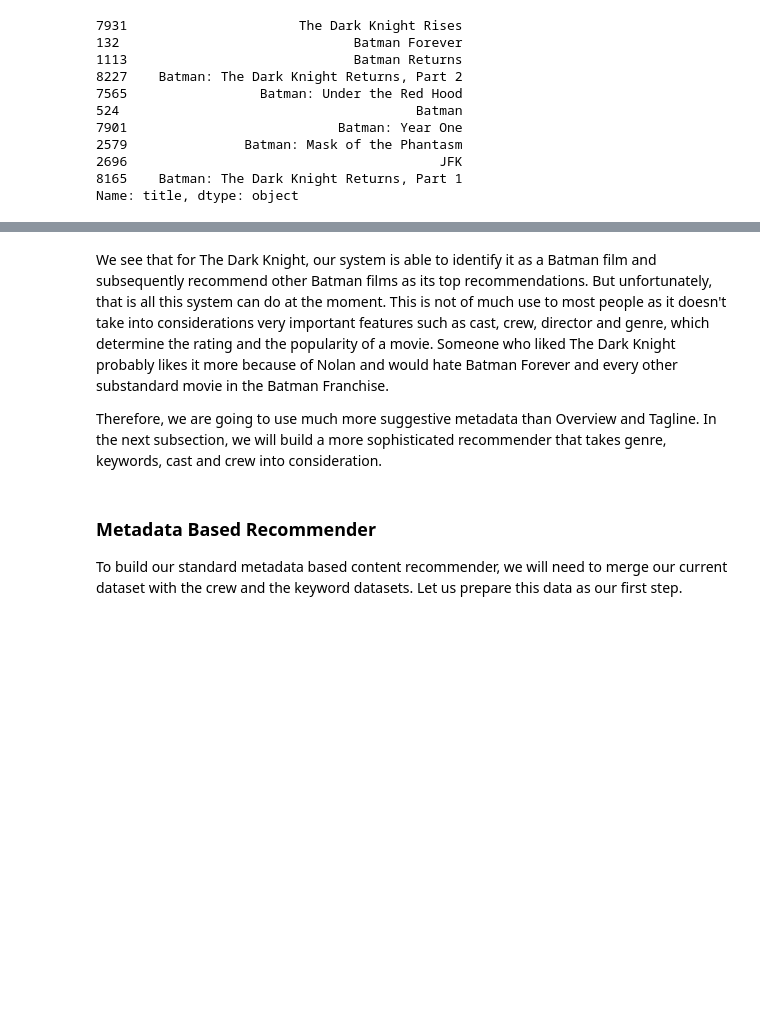
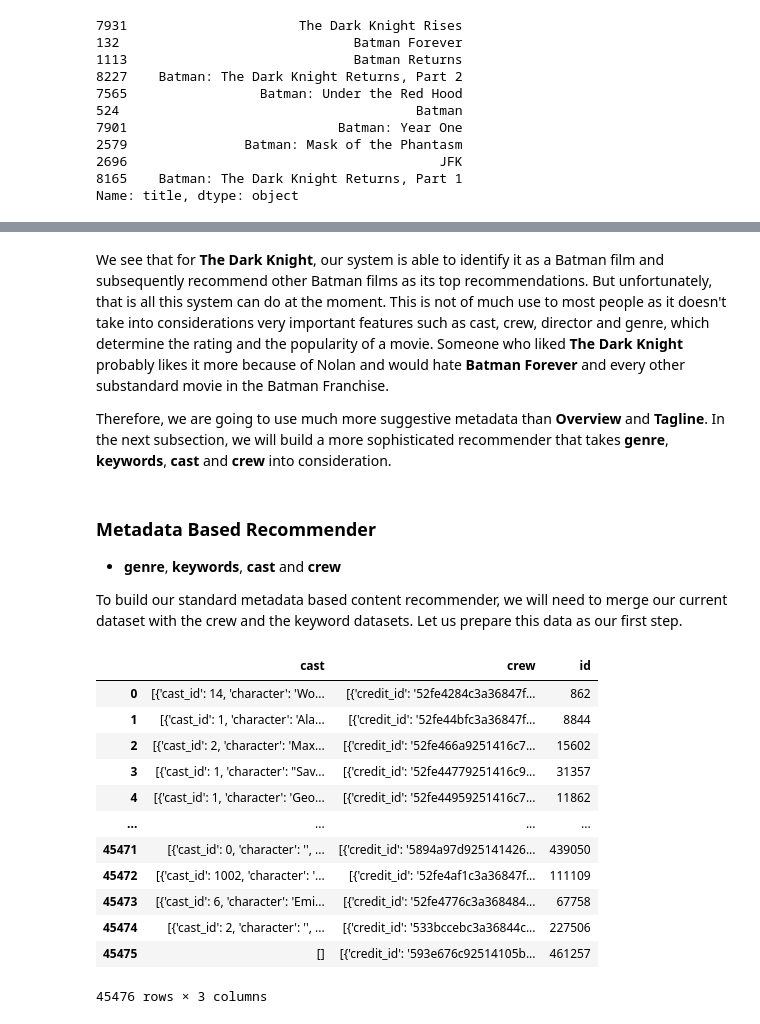
Before and after one commit to JIPiration/kaggles, a Jupyter notebook: the-movie-dataset-and-TMDB-5000-movie-dataset/movie-recommender-systems.ipynb, the cells around one changed output, grey strips where cells are left out. Cells and saved outputs as stored; diff of their text form; code cells hidden in the pictures; blank space fills up the shorter version.

Commit message:
update CBF model: metadata based recommender

```diff
--- a/the-movie-dataset-and-TMDB-5000-movie-dataset/movie-recommender-systems.ipynb
+++ b/the-movie-dataset-and-TMDB-5000-movie-dataset/movie-recommender-systems.ipynb
@@ -592,9 +592,10 @@ jv        1
 Name: original_language, Length: 89, dtype: int64
 # %% [markdown]
-We see that for The Dark Knight, our system is able to identify it as a Batman film and subsequently recommend other Batman films as its top recommendations. But unfortunately, that is all this system can do at the moment. This is not of much use to most people as it doesn't take into considerations very important features such as cast, crew, director and genre, which determine the rating and the popularity of a movie. Someone who liked The Dark Knight probably likes it more because of Nolan and would hate Batman Forever and every other substandard movie in the Batman Franchise.
+We see that for **The Dark Knight**, our system is able to identify it as a Batman film and subsequently recommend other Batman films as its top recommendations. But unfortunately, that is all this system can do at the moment. This is not of much use to most people as it doesn't take into considerations very important features such as cast, crew, director and genre, which determine the rating and the popularity of a movie. Someone who liked **The Dark Knight** probably likes it more because of Nolan and would hate **Batman Forever** and every other substandard movie in the Batman Franchise.
 
-Therefore, we are going to use much more suggestive metadata than Overview and Tagline. In the next subsection, we will build a more sophisticated recommender that takes genre, keywords, cast and crew into consideration.
+Therefore, we are going to use much more suggestive metadata than **Overview** and **Tagline**. In the next subsection, we will build a more sophisticated recommender that takes **genre**, **keywords**, **cast** and **crew** into consideration.
 # %% [markdown]
 ### __Metadata Based Recommender__
+- **genre**, **keywords**, **cast** and **crew**
 
 To build our standard metadata based content recommender, we will need to merge our current dataset with the crew and the keyword datasets. Let us prepare this data as our first step.
@@ -600,0 +605,16 @@ To build our standard metadata based content recommender, we will need to merge
+# %%
+credits
+# %% [output]
+|  | cast | crew | id |
+| 0 | [{'cast_id': 14, 'character': 'Wo... | [{'credit_id': '52fe4284c3a36847f... | 862 |
+| 1 | [{'cast_id': 1, 'character': 'Ala... | [{'credit_id': '52fe44bfc3a36847f... | 8844 |
+| 2 | [{'cast_id': 2, 'character': 'Max... | [{'credit_id': '52fe466a9251416c7... | 15602 |
+| 3 | [{'cast_id': 1, 'character': "Sav... | [{'credit_id': '52fe44779251416c9... | 31357 |
+| 4 | [{'cast_id': 1, 'character': 'Geo... | [{'credit_id': '52fe44959251416c7... | 11862 |
+| ... | ... | ... | ... |
+| 45471 | [{'cast_id': 0, 'character': '', ... | [{'credit_id': '5894a97d925141426... | 439050 |
+| 45472 | [{'cast_id': 1002, 'character': '... | [{'credit_id': '52fe4af1c3a36847f... | 111109 |
+| 45473 | [{'cast_id': 6, 'character': 'Emi... | [{'credit_id': '52fe4776c3a368484... | 67758 |
+| 45474 | [{'cast_id': 2, 'character': '', ... | [{'credit_id': '533bccebc3a36844c... | 227506 |
+| 45475 | [] | [{'credit_id': '593e676c92514105b... | 461257 |
+45476 rows × 3 columns
```
Also changed, not shown: parts of 68 cells of this notebook.
